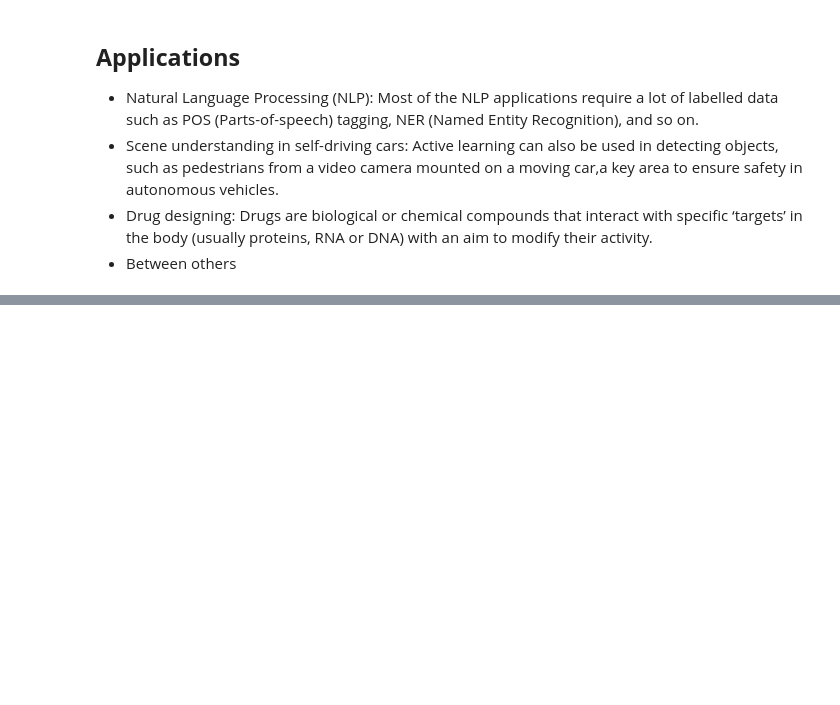
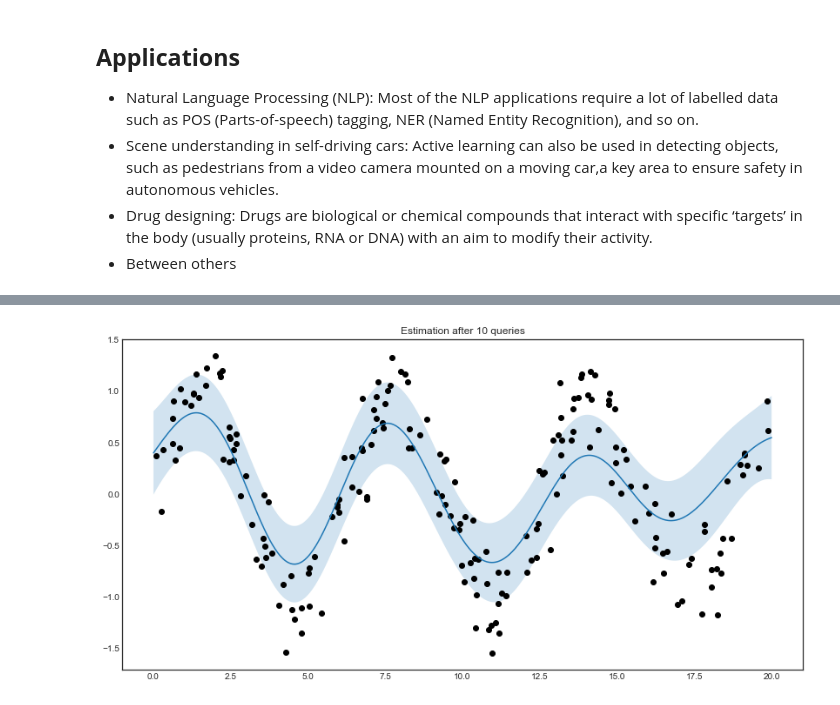
Before and after one commit to erikapat/ML_ALGORITHMS_TEST, a Jupyter notebook: Semi-Supervised Learning/1.active_learning.ipynb, the cells around one changed output, grey strips where cells are left out. Drawn from its saved outputs; the diff is of its cells as text; code cells hidden in the pictures; blank space fills up the shorter version.

```diff
--- a/Semi-Supervised Learning/1.active_learning.ipynb
+++ b/Semi-Supervised Learning/1.active_learning.ipynb
@@ -24,0 +71,19 @@ Active learning is still being researched using different deep learning algorith
+# %%
+# active learning
+n_queries = 10
+for idx in range(n_queries):
+    query_idx, query_instance = regressor.query(X)
+    regressor.teach(X[query_idx].reshape(1, -1), y[query_idx].reshape(1, -1))
+# %%
+# plotting after active learning
+with plt.style.context('seaborn-white'):
+    plt.figure(figsize=(14, 7))
+    x = np.linspace(0, 20, 1000)
+    pred, std = regressor.predict(x.reshape(-1,1), return_std=True)
+    plt.plot(x, pred)
+    plt.fill_between(x, pred.reshape(-1, )-std, pred.reshape(-1, )+std, alpha=0.2)
+    plt.scatter(X, y, c='k')
+    plt.title('Estimation after %d queries' % n_queries)
+    plt.show()
+# %% [output]
+[figure, added]
```
Also changed, not shown: parts of 6 cells of this notebook, 1 other file.
